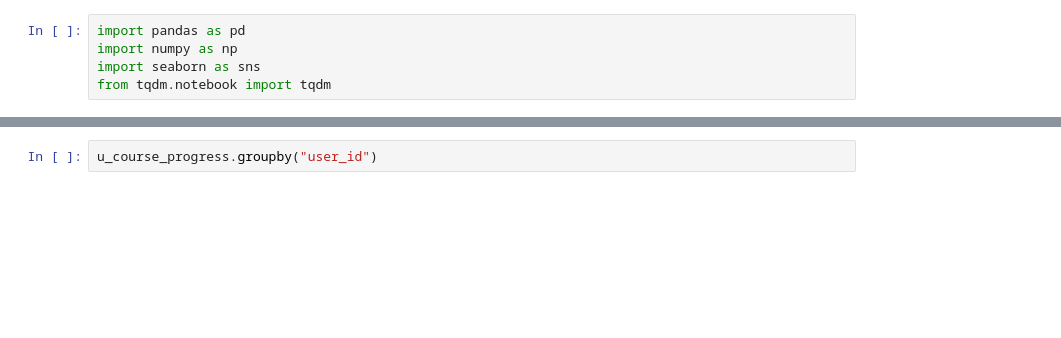
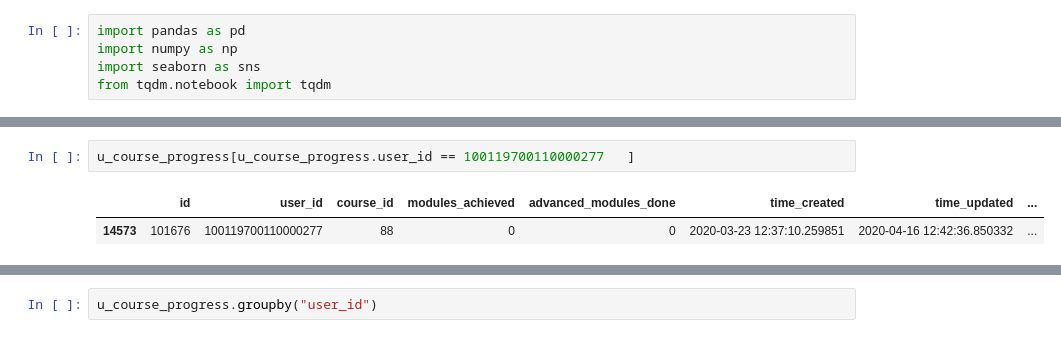
Before and after one commit to Uhbifg/sirius_2021_metric, a Jupyter notebook: data_explore.ipynb, the cells around one changed output, grey strips where cells are left out. Saved outputs shown, nothing was run; the diff lists cells and outputs as text; blank space fills up the shorter version.

```diff
--- a/data_explore.ipynb
+++ b/data_explore.ipynb
@@ -34,0 +130,5 @@ u_course_progress.to_csv("user_course_progress_done.csv", index=None)
+# %%
+u_course_progress[u_course_progress.user_id == 100119700110000277   ]
+# %% [output]
+|  | id | user_id | course_id | modules_achieved | advanced_modules_done | time_created | time_updated | ... |
+| 14573 | 101676 | 100119700110000277 | 88 | 0 | 0 | 2020-03-23 12:37:10.259851 | 2020-04-16 12:42:36.850332 | ... |
```
Also changed, not shown: parts of 9 cells of this notebook.
